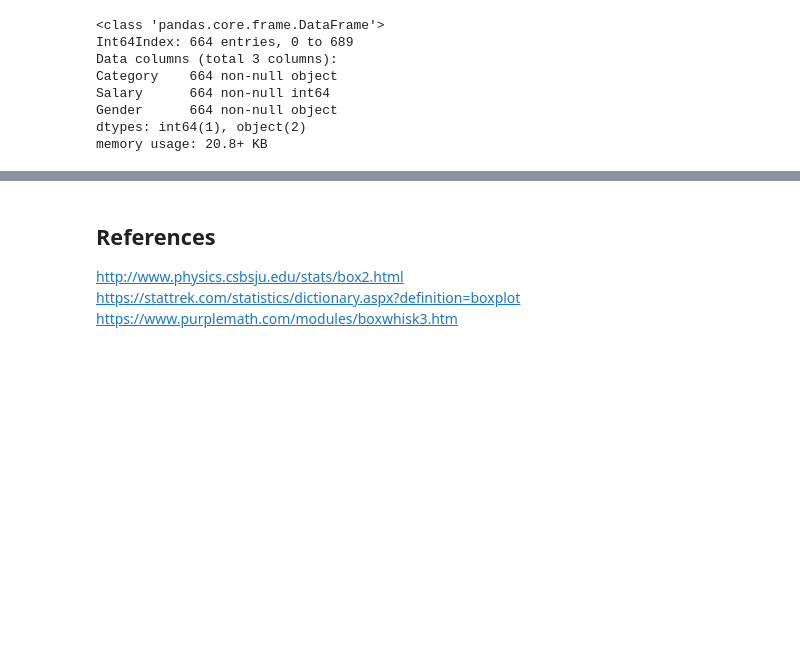
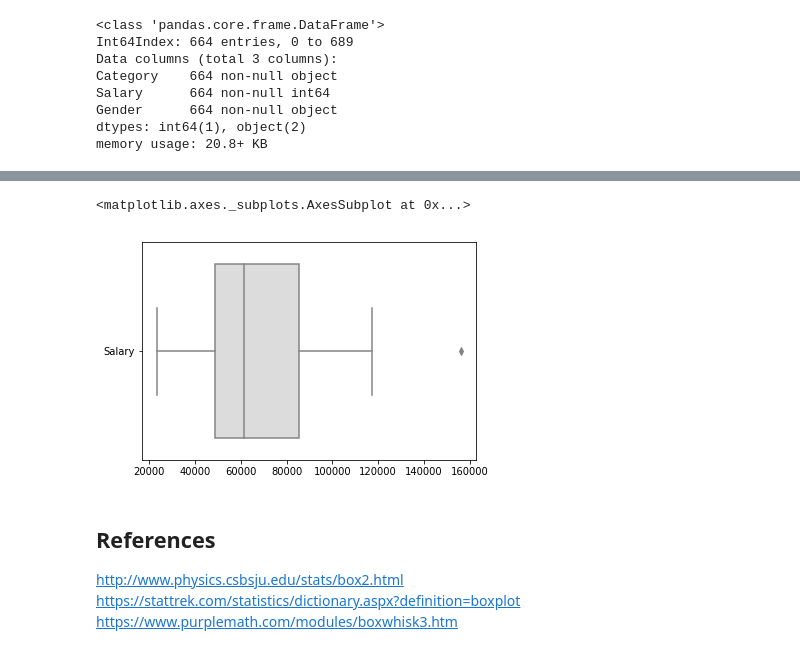
Before and after one commit to paulacduffy/boxplotsproject, a Jupyter notebook: Box Plots & their uses.ipynb, the cells around one changed output, grey strips where cells are left out. Drawn from its saved outputs; the diff is of its cells as text; code cells hidden in the pictures; blank space fills up the shorter version.

```diff
--- a/Box Plots & their uses.ipynb
+++ b/Box Plots & their uses.ipynb
@@ -83,3 +92,8 @@ ValueError: Could not interpret input 'Gender'
+# %%
+sns.boxplot(data=ndf,palette='coolwarm',orient='h')
+# %% [output]
+<matplotlib.axes._subplots.AxesSubplot at 0x...>
+[figure, added]
 # %% [markdown]
 ## References
 
```
Also changed, not shown: parts of 4 cells of this notebook.
